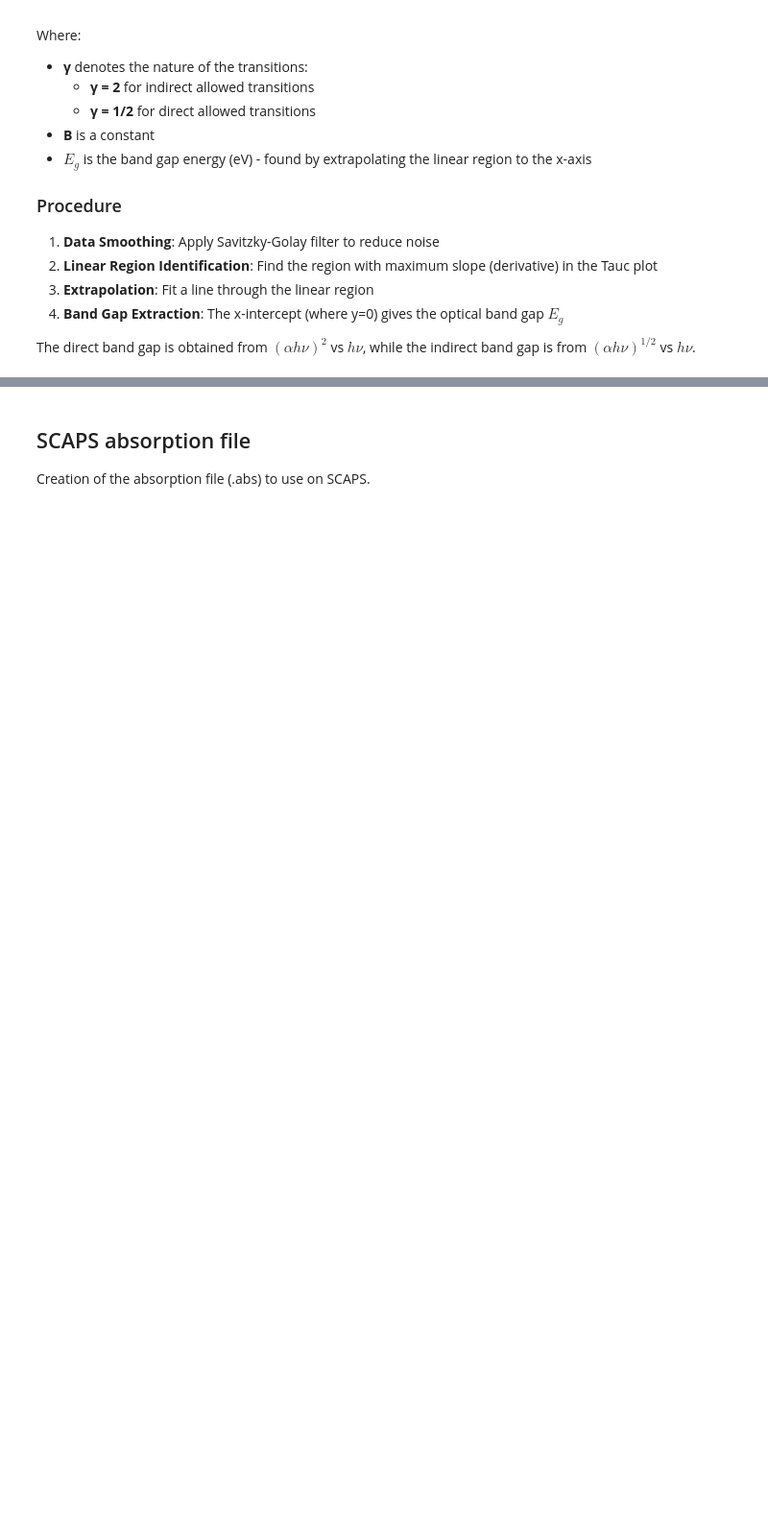
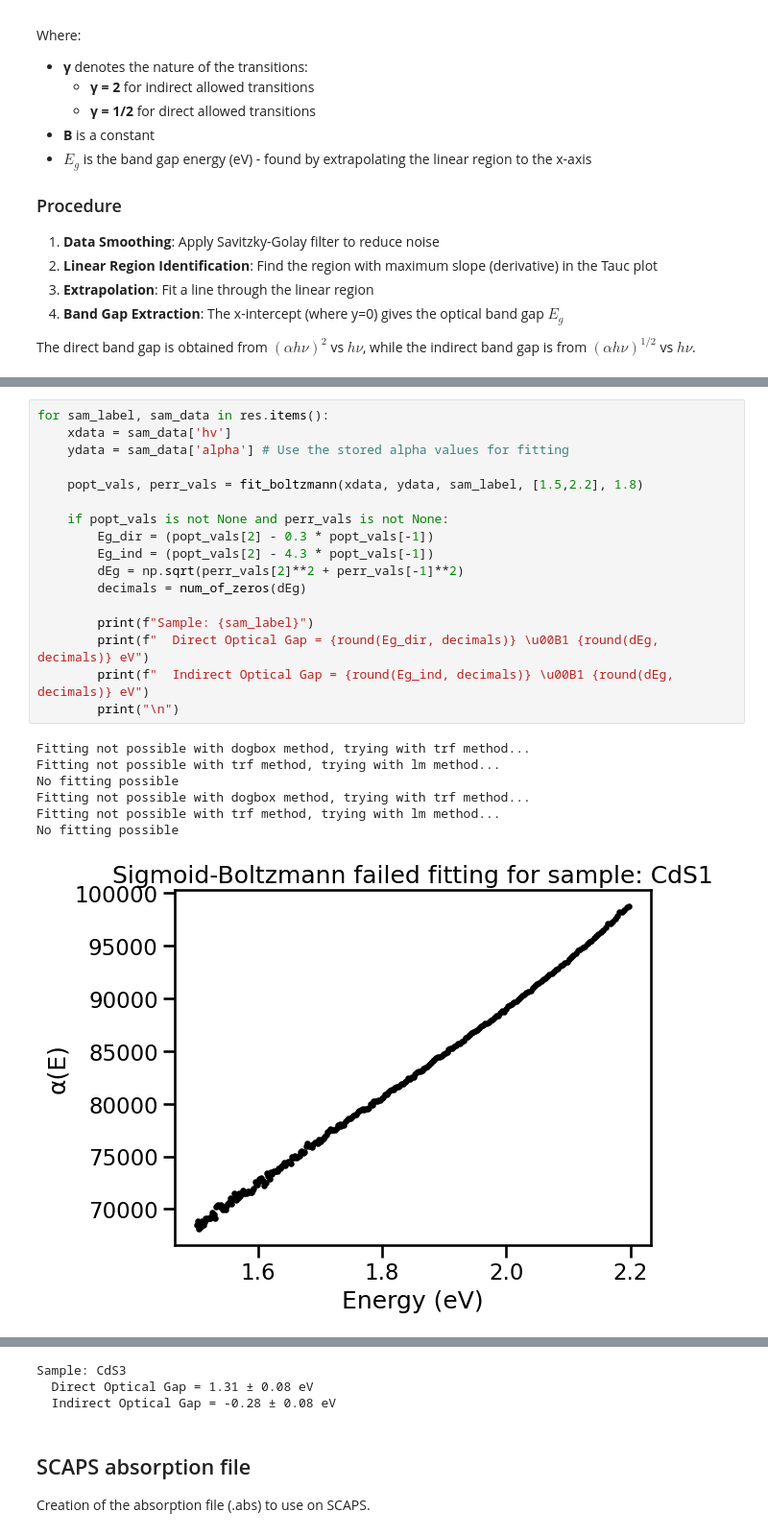
Before and after one commit to JotaP-183/Data_Analysis, a Jupyter notebook: UV-Vis/UV_Vis_analysis.ipynb, the cells around one changed output, grey strips where cells are left out. Shown at 96% size. Drawn from its saved outputs; the diff is of its cells as text; blank space fills up the shorter version.

Commit message:
Sigmoid_Boltzmann for UV-Vis

```diff
--- a/UV-Vis/UV_Vis_analysis.ipynb
+++ b/UV-Vis/UV_Vis_analysis.ipynb
@@ -319,0 +437,25 @@ The result: It manages to clean up high-frequency noise without distorting the r
+# %%
+for sam_label, sam_data in res.items():
+    xdata = sam_data['hv']
+    ydata = sam_data['alpha'] # Use the stored alpha values for fitting
+
+    popt_vals, perr_vals = fit_boltzmann(xdata, ydata, sam_label, [1.5,2.2], 1.8)
+
+    if popt_vals is not None and perr_vals is not None:
+        Eg_dir = (popt_vals[2] - 0.3 * popt_vals[-1])
+        Eg_ind = (popt_vals[2] - 4.3 * popt_vals[-1])
+        dEg = np.sqrt(perr_vals[2]**2 + perr_vals[-1]**2)
+        decimals = num_of_zeros(dEg)
+
+        print(f"Sample: {sam_label}")
+        print(f"  Direct Optical Gap = {round(Eg_dir, decimals)} \u00B1 {round(dEg, decimals)} eV")
+        print(f"  Indirect Optical Gap = {round(Eg_ind, decimals)} \u00B1 {round(dEg, decimals)} eV")
+        print("\n")
+# %% [output]
+Fitting not possible with dogbox method, trying with trf method...
+Fitting not possible with trf method, trying with lm method...
+No fitting possible
+Fitting not possible with dogbox method, trying with trf method...
+Fitting not possible with trf method, trying with lm method...
+No fitting possible
+[figure, added]
@@ -320,3 +464,6 @@ The result: It manages to clean up high-frequency noise without distorting the r
+Sample: CdS3
+  Direct Optical Gap = 1.31 ± 0.08 eV
+  Indirect Optical Gap = -0.28 ± 0.08 eV
 # %% [markdown]
 ## SCAPS absorption file
 
```
Also changed, not shown: parts of 5 cells of this notebook, 7 other files.
